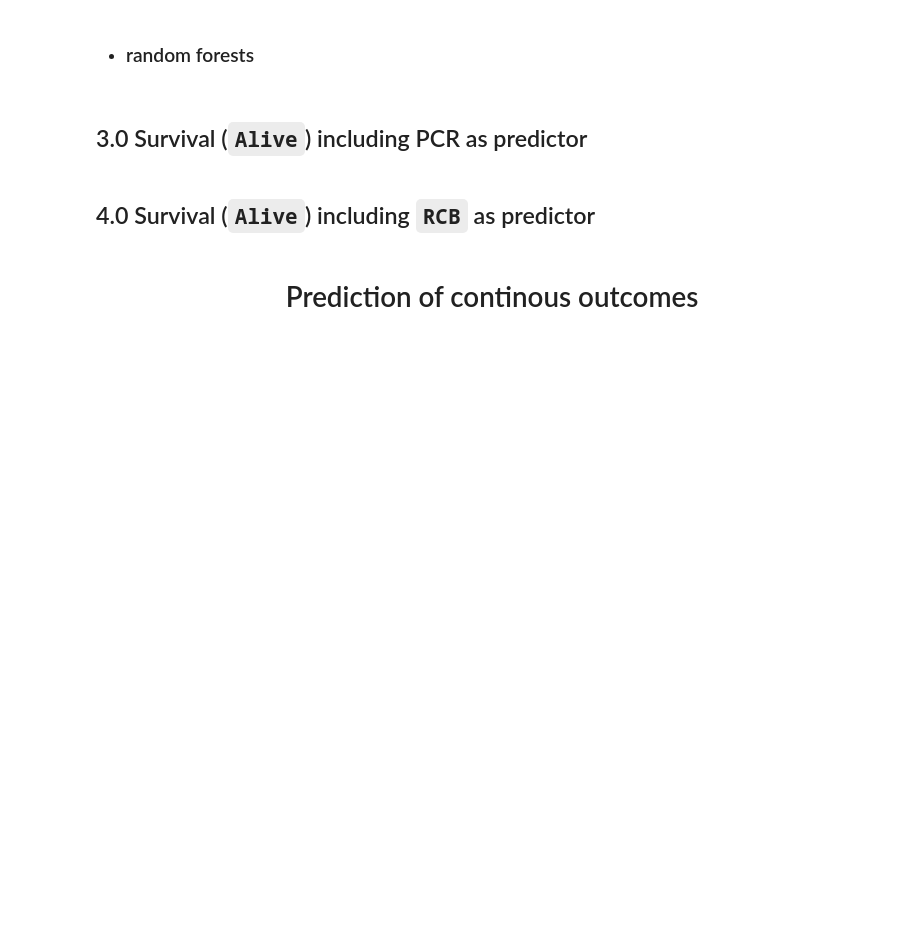
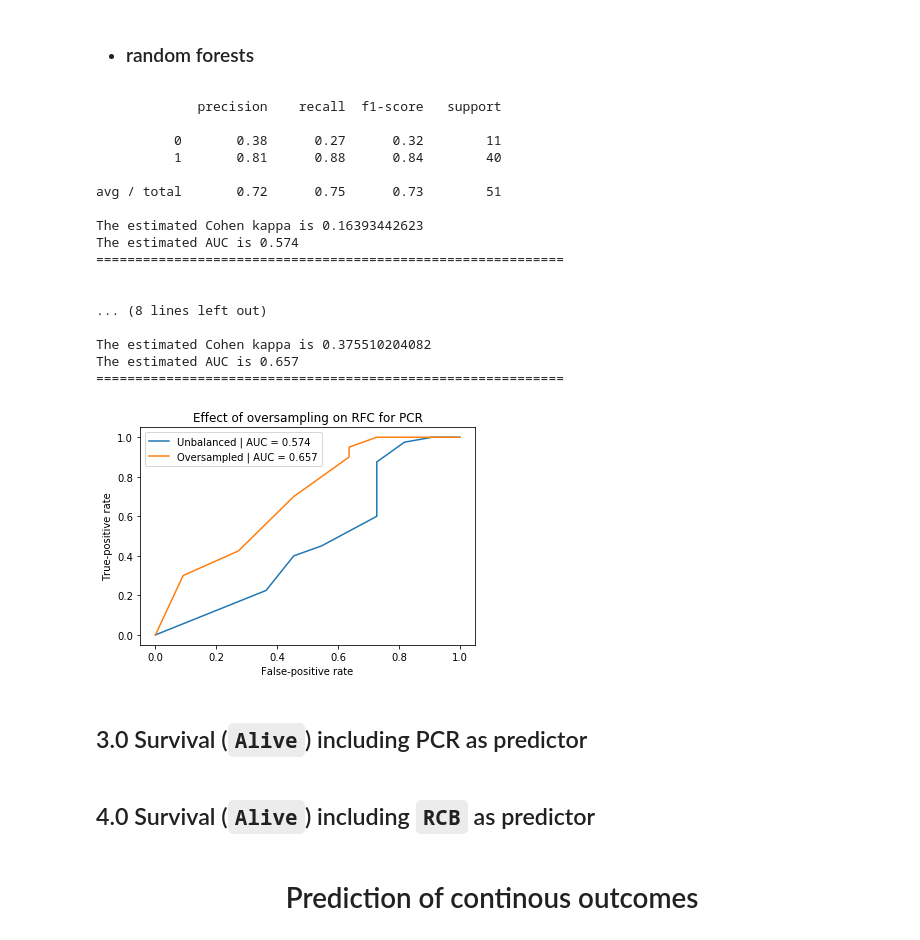
Before and after one commit to JCardenasRdz/Insights-into-the-I-SPY-clinical-trial, a Jupyter notebook: 3-Predictive_stats-2.ipynb, the cells around one changed output. Drawn from its saved outputs; the diff is of its cells as text; code cells hidden in the pictures; blank space fills up the shorter version.

```diff
--- a/3-Predictive_stats-2.ipynb
+++ b/3-Predictive_stats-2.ipynb
@@ -188,13 +230,33 @@ plot_compare_roc(fpr1, tpr1,fpr2, tpr2, auc1, auc2, title = title)
 - ### random forests
 # %%
 # standard
-auc1, kappa1, fpr1, tpr1, _= RandomForest_Classifier(X, y)
+auc1, kappa1, fpr1, tpr1, _= predictive_statistics.RandomForest_Classifier(X, y)
 
 # unbalanced learning
-auc2, kappa2, fpr2, tpr2, _= RandomForest_Classifier(X, y, oversample=True, K_neighbors = 4)
+auc2, kappa2, fpr2, tpr2, _= predictive_statistics.RandomForest_Classifier(X, y, oversample=True, K_neighbors = 6)
 
 title ='Effect of oversampling on RFC for PCR'
-plot_compare_roc(fpr1, tpr1,fpr2, tpr2, auc1, auc2, title = title)
+predictive_statistics.plot_compare_roc(fpr1, tpr1,fpr2, tpr2, auc1, auc2, title = title)
+plt.savefig('Alive_RFC.png')
+# %% [output]
+             precision    recall  f1-score   support
+
+          0       0.38      0.27      0.32        11
+          1       0.81      0.88      0.84        40
+
+avg / total       0.72      0.75      0.73        51
+
+The estimated Cohen kappa is 0.16393442623
+The estimated AUC is 0.574
+============================================================
+
+
+... (8 lines left out)
+
+The estimated Cohen kappa is 0.375510204082
+The estimated AUC is 0.657
+============================================================
+[figure, added]
 # %% [markdown]
 ## 3.0 Survival (`Alive`) including PCR as predictor
 # %%
```
Also changed, not shown: parts of 5 cells of this notebook, 6 other files.
